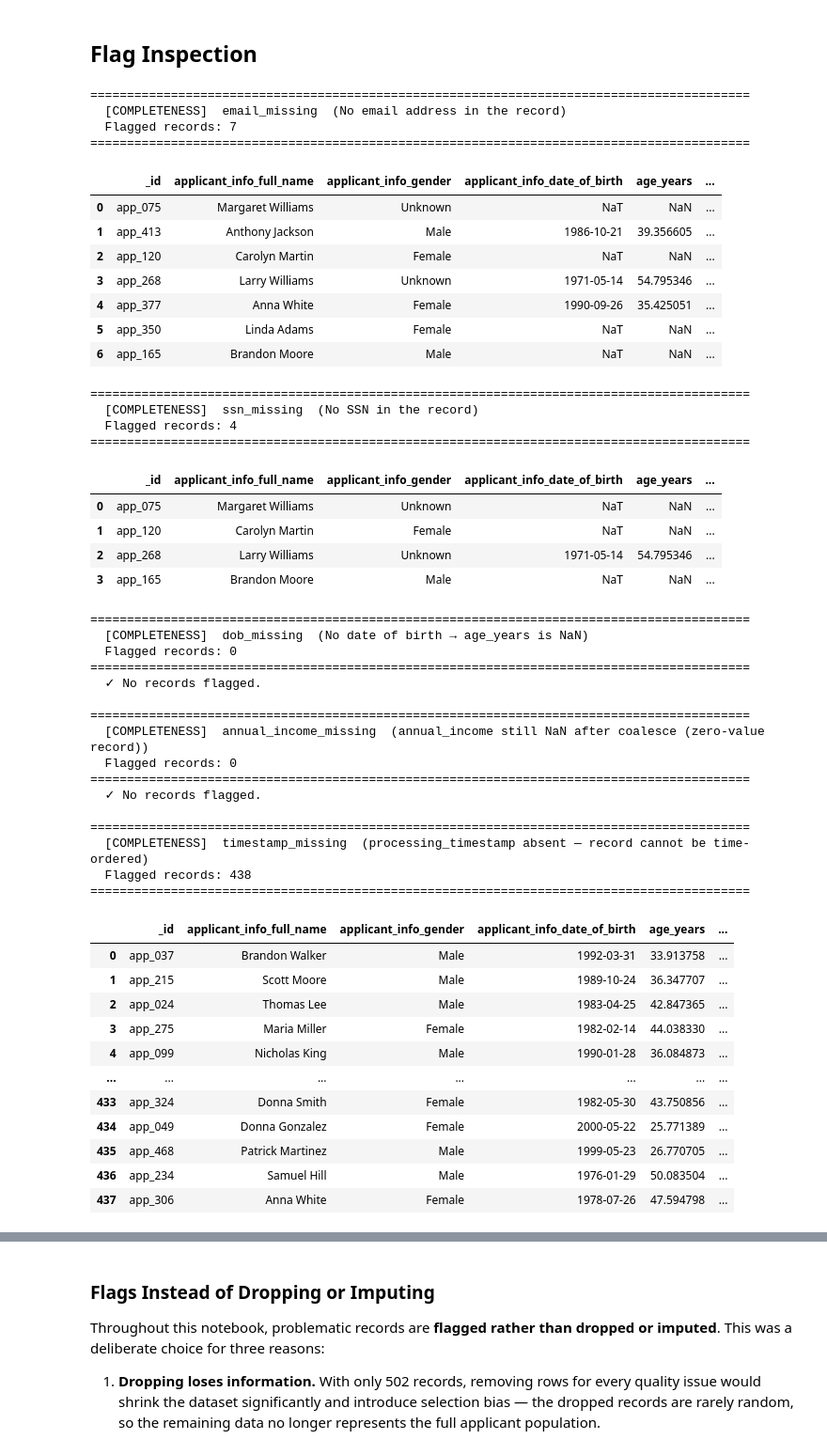
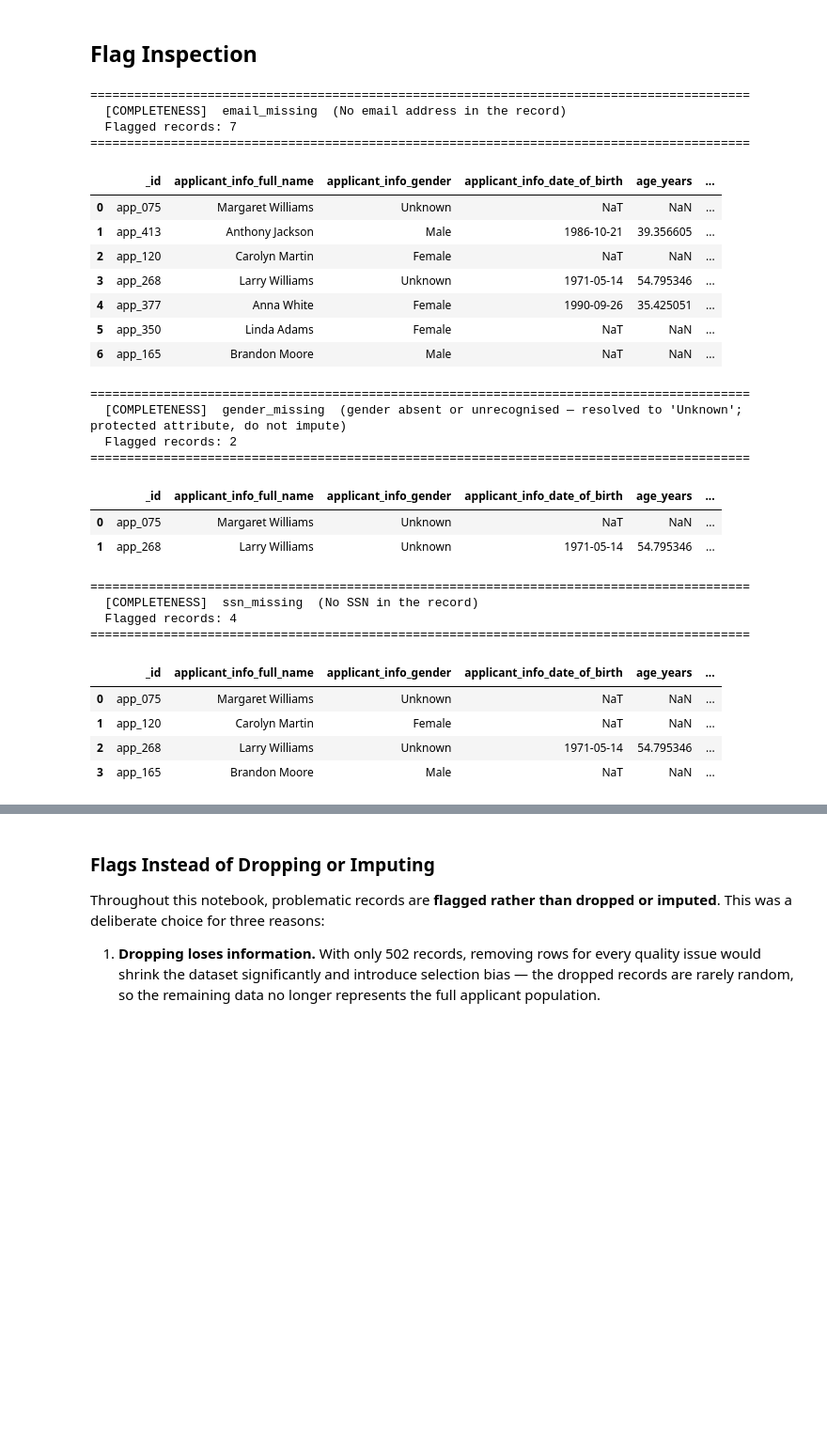
Before and after one commit to henrikpkr/dego-project-team4, a Jupyter notebook: notebooks/01-data-quality.ipynb, the cells around one changed output, grey strips where cells are left out. Shown at 94% size. Drawn from its saved outputs; the diff is of its cells as text; code cells hidden in the pictures; blank space fills up the shorter version.

```diff
--- a/notebooks/01-data-quality.ipynb
+++ b/notebooks/01-data-quality.ipynb
@@ -872,5 +902,10 @@ df_clean["applicant_info_gender"] = (
     .map(lambda v: GENDER_MAP_CLEAN.get(str(v).strip(), "Unknown") if pd.notna(v) else "Unknown")
 )
 
-print(df_clean["applicant_info_gender"].value_counts().to_string())
+#  Gender is a protected attribute and must NOT be imputed; the flag lets downstream bias-analysis steps exclude or
+# separately analyse these records rather than silently treating them as a third
+# demographic group.
+df_clean["gender_missing"] = df_clean["applicant_info_gender"] == "Unknown"
+print(f"gender_missing=True          : {df_clean['gender_missing'].sum()} records "
+      f"({df_clean['gender_missing'].mean()*100:.1f}%)")
 # %% [output]
@@ -1390,19 +1443,10 @@ print(f"ssn_duplicate=True           : {df_clean['ssn_duplicate'].sum()} records
 # 3. Composite needs_review flag — any PII gap, financial gap, format failure,
 #    or SSN collision.
 #
-#    NOTE: timestamp_missing is intentionally EXCLUDED from needs_review.
-#    It is a pipeline infrastructure defect affecting 87.6% of all records and
-#    does not indicate a problem with the applicant's own data. Including it
-#    would quarantine 88% of the dataset, making needs_review useless as a
-#    targeted quarantine signal. timestamp_missing has its own flag and should
-#    be handled separately at the pipeline / ingestion level.
-#
-#    email_malformed IS included: those records have a simultaneous format-
-#    validity failure and identity-consistency failure that directly affects
-#    credit analysis integrity.
 flags_for_review = [
     "email_missing",
-    "email_malformed",        # present but malformed — identity consistency failure
+    "email_malformed",
+    "gender_missing",
     "ssn_missing",
     "dob_missing",
     "annual_income_missing",
@@ -1665,27 +1714,30 @@ FLAG_DEFS = [
     # ── Completeness ──────────────────────────────────────────────────────────
     ("email_missing",            True,  "COMPLETENESS",
      "No email address in the record"),
+    ("gender_missing",           True,  "COMPLETENESS",
+     "gender absent or unrecognised — resolved to 'Unknown'; protected attribute, do not impute"),
     ("ssn_missing",              True,  "COMPLETENESS",
      "No SSN in the record"),
     ("dob_missing",              True,  "COMPLETENESS",
      "No date of birth → age_years is NaN"),
     ("annual_income_missing",    True,  "COMPLETENESS",
-     "annual_income still NaN after coalesce (zero-value record)"),
+     "annual_income still NaN after coalesce"),
     ("timestamp_missing",        True,  "COMPLETENESS",
      "processing_timestamp absent — record cannot be time-ordered"),
-    # ── Consistency / Validity ────────────────────────────────────────────────
+    # ── Validity ──────────────────────────────────────────────────────────────
     ("email_malformed",          True,  "VALIDITY",
      "email present but fails format regex AND name/email identity mismatch"),
-    ("email_valid",              False, "VALIDITY",
-     "email_valid=False → malformed email format"),
     ("debt_to_income_missing",   True,  "VALIDITY",
-     "DTI was > 1.0 and nulled out"),
+     "DTI was > 1.0 (impossible) — value nulled out"),
+    ("savings_balance_negative", True,  "VALIDITY",
+     "savings_balance was < 0 (impossible) — value nulled out, record also has savings_balance_missing=True"),
     ("savings_balance_missing",  True,  "VALIDITY",
-     "savings_balance was negative and nulled out"),
+     "savings_balance is NaN — either it was < 0 and nulled (see savings_balance_negative), or absent in raw data"),
     ("credit_history_suspicious",True,  "VALIDITY",
      "credit_history_months exceeds age-derived maximum"),
-    ("savings_balance_zero",     True,  "VALIDITY",
-     "savings_balance == 0  (valid data — not an error, just notable)"),
+    # ── Notable (valid data, flagged for analyst awareness only) ─────────────
+    ("savings_balance_zero",     True,  "NOTABLE",
+     "savings_balance == 0 — valid data, not an error; flagged for analyst awareness only"),
     # ── Accuracy ──────────────────────────────────────────────────────────────
     ("ssn_duplicate",            True,  "ACCURACY",
      "SSN shared by more than one applicant — data integrity incident"),
@@ -1704,63 +1756,42 @@ for flag_col, flag_val, dimension, meaning in FLAG_DEFS:
     mask    = df_clean[flag_col].astype(bool) == flag_val
     flagged = df_clean.loc[mask, context_cols + [flag_col]]
 
     print("=" * 90)
     print(f"  [{dimension}]  {flag_col}  ({meaning})")
     print(f"  Flagged records: {mask.sum()}")
     print("=" * 90)
 
     if mask.sum() == 0:
         print("  ✓ No records flagged.\n")
     else:
         display(flagged.reset_index(drop=True))
         print()
 # %% [output]
 ==========================================================================================
   [COMPLETENESS]  email_missing  (No email address in the record)
   Flagged records: 7
 ==========================================================================================
 |  | _id | applicant_info_full_name | applicant_info_gender | applicant_info_date_of_birth | age_years | ... |
 | 0 | app_075 | Margaret Williams | Unknown | NaT | NaN | ... |
 | 1 | app_413 | Anthony Jackson | Male | 1986-10-21 | 39.356605 | ... |
 | 2 | app_120 | Carolyn Martin | Female | NaT | NaN | ... |
 | 3 | app_268 | Larry Williams | Unknown | 1971-05-14 | 54.795346 | ... |
 | 4 | app_377 | Anna White | Female | 1990-09-26 | 35.425051 | ... |
 | 5 | app_350 | Linda Adams | Female | NaT | NaN | ... |
 | 6 | app_165 | Brandon Moore | Male | NaT | NaN | ... |
 ==========================================================================================
-  [COMPLETENESS]  ssn_missing  (No SSN in the record)
-  Flagged records: 4
+  [COMPLETENESS]  gender_missing  (gender absent or unrecognised — resolved to 'Unknown'; protected attribute, do not impute)
+  Flagged records: 2
 ==========================================================================================
 |  | _id | applicant_info_full_name | applicant_info_gender | applicant_info_date_of_birth | age_years | ... |
 | 0 | app_075 | Margaret Williams | Unknown | NaT | NaN | ... |
-| 1 | app_120 | Carolyn Martin | Female | NaT | NaN | ... |
-| 2 | app_268 | Larry Williams | Unknown | 1971-05-14 | 54.795346 | ... |
-| 3 | app_165 | Brandon Moore | Male | NaT | NaN | ... |
+| 1 | app_268 | Larry Williams | Unknown | 1971-05-14 | 54.795346 | ... |
 ==========================================================================================
-  [COMPLETENESS]  dob_missing  (No date of birth → age_years is NaN)
-  Flagged records: 0
+  [COMPLETENESS]  ssn_missing  (No SSN in the record)
+  Flagged records: 4
 ==========================================================================================
-  ✓ No records flagged.
-
-==========================================================================================
-  [COMPLETENESS]  annual_income_missing  (annual_income still NaN after coalesce (zero-value record))
-  Flagged records: 0
-==========================================================================================
-  ✓ No records flagged.
-
-==========================================================================================
-  [COMPLETENESS]  timestamp_missing  (processing_timestamp absent — record cannot be time-ordered)
-  Flagged records: 438
-==========================================================================================
 |  | _id | applicant_info_full_name | applicant_info_gender | applicant_info_date_of_birth | age_years | ... |
-| 0 | app_037 | Brandon Walker | Male | 1992-03-31 | 33.913758 | ... |
-| 1 | app_215 | Scott Moore | Male | 1989-10-24 | 36.347707 | ... |
-| 2 | app_024 | Thomas Lee | Male | 1983-04-25 | 42.847365 | ... |
-| 3 | app_275 | Maria Miller | Female | 1982-02-14 | 44.038330 | ... |
-| 4 | app_099 | Nicholas King | Male | 1990-01-28 | 36.084873 | ... |
-| ... | ... | ... | ... | ... | ... | ... |
-| 433 | app_324 | Donna Smith | Female | 1982-05-30 | 43.750856 | ... |
-| 434 | app_049 | Donna Gonzalez | Female | 2000-05-22 | 25.771389 | ... |
-| 435 | app_468 | Patrick Martinez | Male | 1999-05-23 | 26.770705 | ... |
-| 436 | app_234 | Samuel Hill | Male | 1976-01-29 | 50.083504 | ... |
-| 437 | app_306 | Anna White | Female | 1978-07-26 | 47.594798 | ... |
+| 0 | app_075 | Margaret Williams | Unknown | NaT | NaN | ... |
+| 1 | app_120 | Carolyn Martin | Female | NaT | NaN | ... |
+| 2 | app_268 | Larry Williams | Unknown | 1971-05-14 | 54.795346 | ... |
+| 3 | app_165 | Brandon Moore | Male | NaT | NaN | ... |
```
Also changed, not shown: parts of 18 cells of this notebook, 1 other file.
